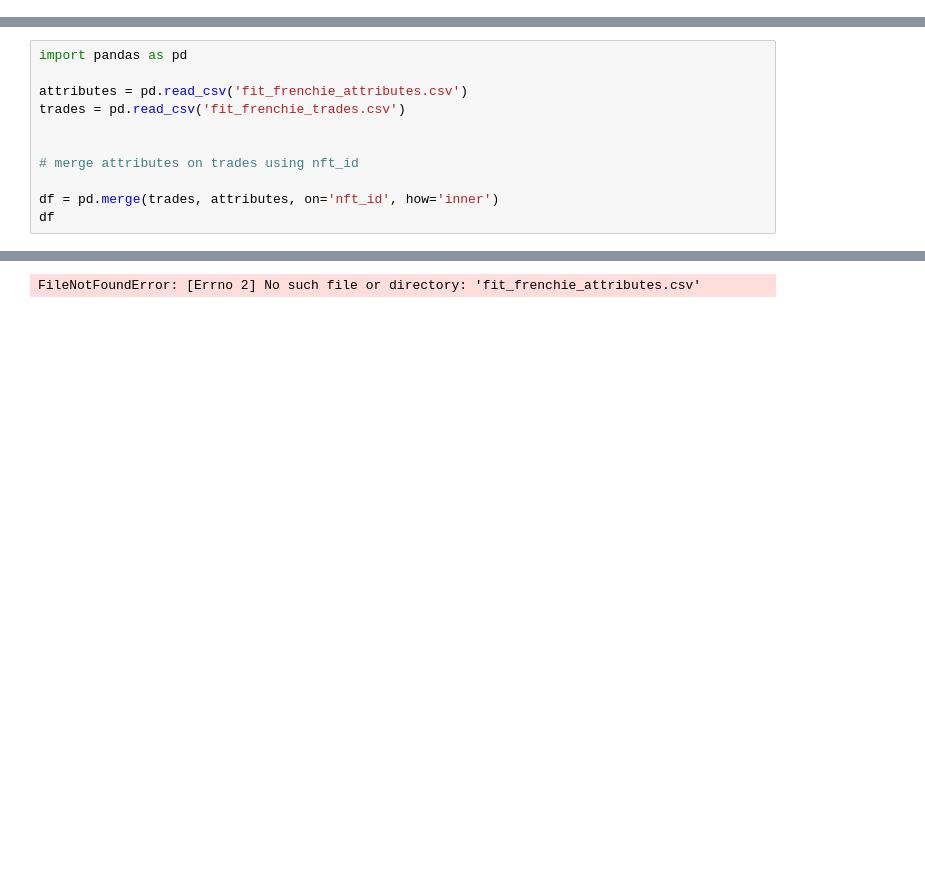
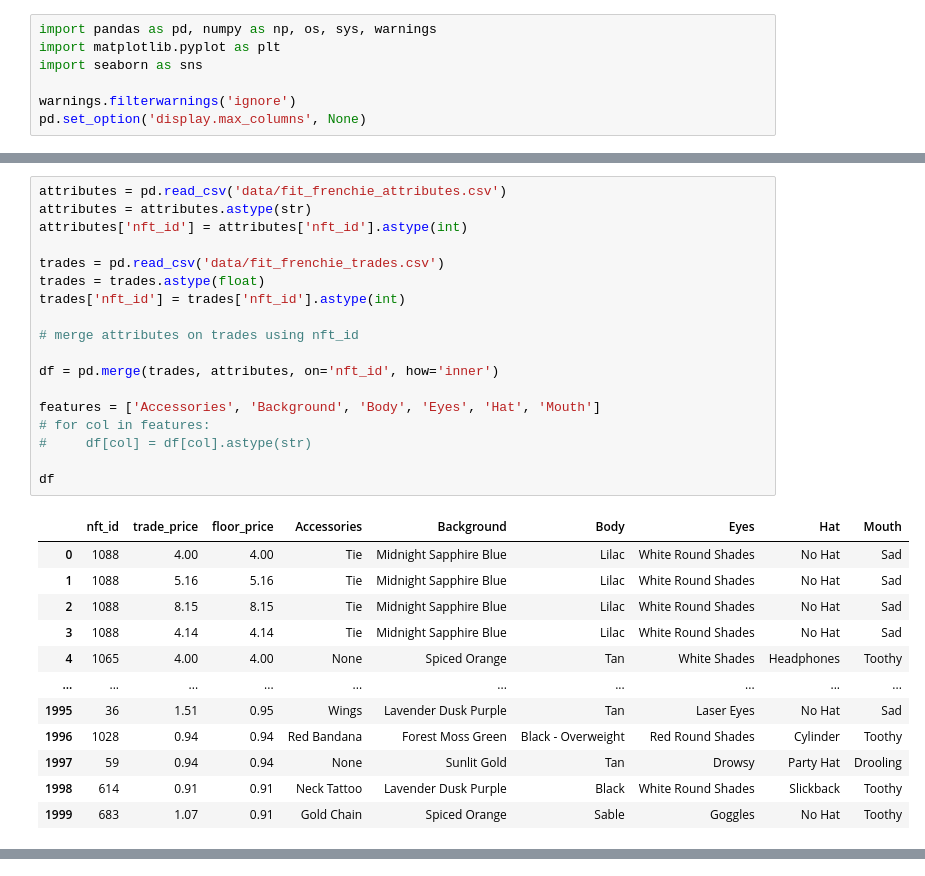
Before and after one commit to Armand-Morin/nft-pricing, a Jupyter notebook: work.ipynb, the cells around one changed output, grey strips where cells are left out. Cells and saved outputs as stored; diff of their text form; blank space fills up the shorter version.

```diff
--- a/work.ipynb
+++ b/work.ipynb
@@ -0,0 +1,7 @@
+# %%
+import pandas as pd, numpy as np, os, sys, warnings
+import matplotlib.pyplot as plt
+import seaborn as sns
+
+warnings.filterwarnings('ignore')
+pd.set_option('display.max_columns', None)
@@ -1,12 +32,31 @@
 # %%
-import pandas as pd
+attributes = pd.read_csv('data/fit_frenchie_attributes.csv')
+attributes = attributes.astype(str)
+attributes['nft_id'] = attributes['nft_id'].astype(int)
 
-attributes = pd.read_csv('fit_frenchie_attributes.csv')
-trades = pd.read_csv('fit_frenchie_trades.csv')
-
+trades = pd.read_csv('data/fit_frenchie_trades.csv')
+trades = trades.astype(float)
+trades['nft_id'] = trades['nft_id'].astype(int)
 
 # merge attributes on trades using nft_id
 
 df = pd.merge(trades, attributes, on='nft_id', how='inner')
+
+features = ['Accessories', 'Background', 'Body', 'Eyes', 'Hat', 'Mouth']
+# for col in features:
+#     df[col] = df[col].astype(str)
+
 df
 # %% [output]
+|  | nft_id | trade_price | floor_price | Accessories | Background | Body | Eyes | Hat | Mouth |
+| 0 | 1088 | 4.00 | 4.00 | Tie | Midnight Sapphire Blue | Lilac | White Round Shades | No Hat | Sad |
+| 1 | 1088 | 5.16 | 5.16 | Tie | Midnight Sapphire Blue | Lilac | White Round Shades | No Hat | Sad |
+| 2 | 1088 | 8.15 | 8.15 | Tie | Midnight Sapphire Blue | Lilac | White Round Shades | No Hat | Sad |
+| 3 | 1088 | 4.14 | 4.14 | Tie | Midnight Sapphire Blue | Lilac | White Round Shades | No Hat | Sad |
+| 4 | 1065 | 4.00 | 4.00 | None | Spiced Orange | Tan | White Shades | Headphones | Toothy |
+| ... | ... | ... | ... | ... | ... | ... | ... | ... | ... |
+| 1995 | 36 | 1.51 | 0.95 | Wings | Lavender Dusk Purple | Tan | Laser Eyes | No Hat | Sad |
+| 1996 | 1028 | 0.94 | 0.94 | Red Bandana | Forest Moss Green | Black - Overweight | Red Round Shades | Cylinder | Toothy |
+| 1997 | 59 | 0.94 | 0.94 | None | Sunlit Gold | Tan | Drowsy | Party Hat | Drooling |
+| 1998 | 614 | 0.91 | 0.91 | Neck Tattoo | Lavender Dusk Purple | Black | White Round Shades | Slickback | Toothy |
+| 1999 | 683 | 1.07 | 0.91 | Gold Chain | Spiced Orange | Sable | Goggles | No Hat | Toothy |
@@ -15 +63,0 @@ Intel MKL WARNING: Support of Intel(R) Streaming SIMD Extensions 4.2 (Intel(R) S
-FileNotFoundError: [Errno 2] No such file or directory: 'fit_frenchie_attributes.csv'
```
Also changed, not shown: parts of 16 cells of this notebook.
